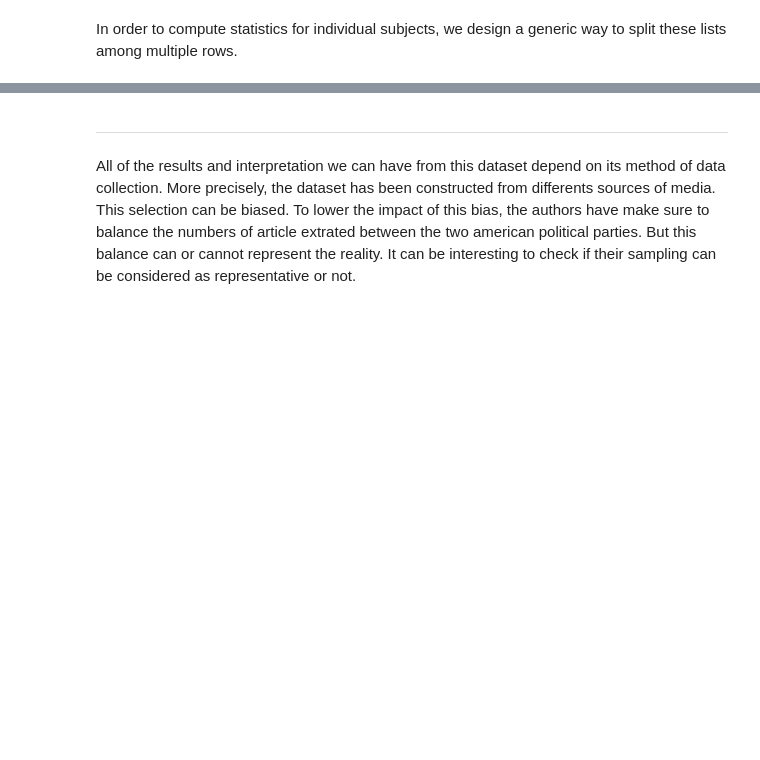
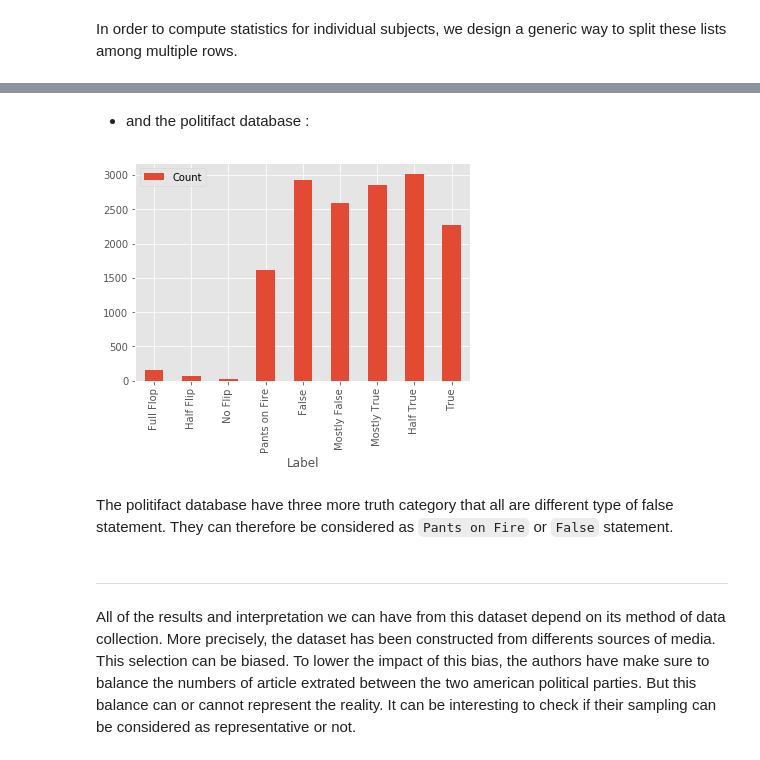
Before and after one commit to nicolasFontbonne/ADA-FakeNews, a Jupyter notebook: main_analysis.ipynb, the cells around one changed output, grey strips where cells are left out. Cells and saved outputs as stored; diff of their text form; code cells hidden in the pictures; blank space fills up the shorter version.

```diff
--- a/main_analysis.ipynb
+++ b/main_analysis.ipynb
@@ -200,0 +203,6 @@ liar_subset_df[["ID","Subject"]]
+# %%
+politifact_df = pd.read_csv('politifact.csv',delimiter=',',encoding='utf-8', parse_dates = [0])
+# %%
+politifact_df['Date'] = politifact_df['Date'].dt.to_period('M')
+politifact_df = politifact_df[["Date","Label","Speaker", "Political Party", "Subject"]]
+politifact_df.head()
@@ -201,3 +238,16 @@ liar_subset_df[["ID","Subject"]]
+# %% [markdown]
+* and the politifact database :
+# %%
+label_distribution = politifact_df.groupby("Label").count()
+label_distribution = label_distribution[["Date"]]
+label_distribution.columns = ["Count"]
+label_distribution = label_distribution.transpose()[['Full Flop', 'Half Flip', 'No Flip', 'Pants on Fire', 'False', 'Mostly False', 'Mostly True', 'Half True','True']].transpose()
+ax = label_distribution.plot(kind='bar')
+#label_distribution
+# %% [output]
+[figure, added]
+# %% [markdown]
+The politifact database have three more truth category that all are different type of false statement. They can therefore be considered as `Pants on Fire` or `False` statement.
 # %% [markdown]
 ------
 # %% [markdown]
```
Also changed, not shown: parts of 65 cells of this notebook, 8 other files.
